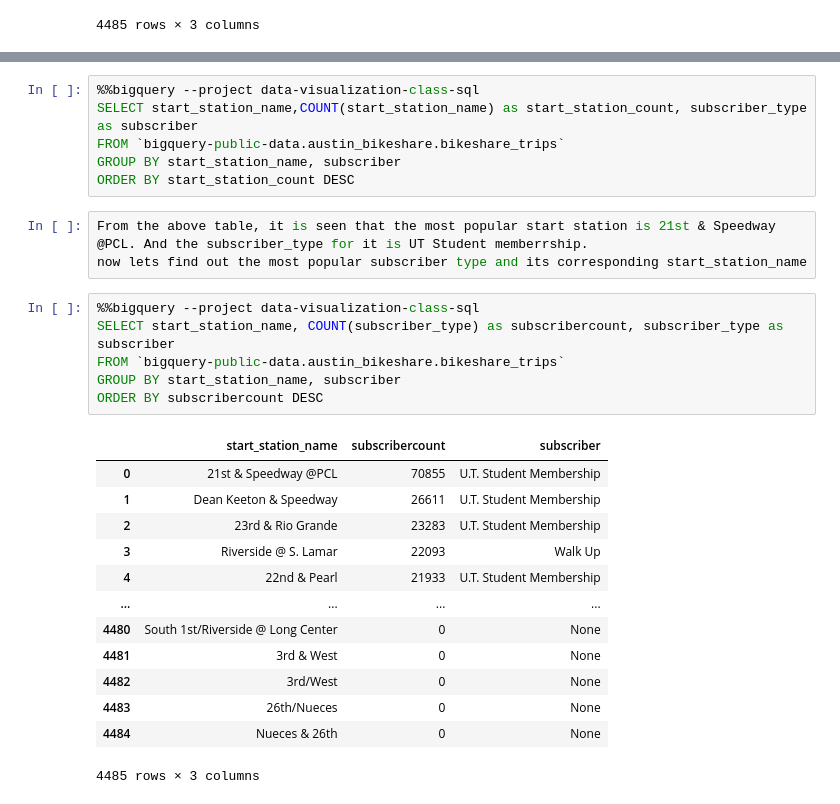
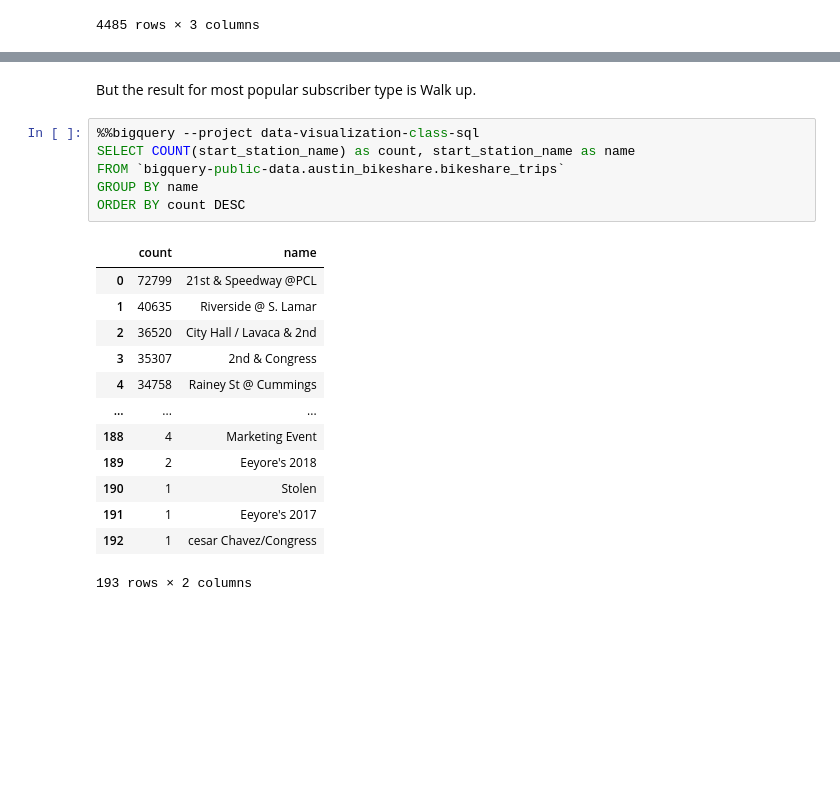
Before and after one commit to anjilakarkigit/dataVisualization, a Jupyter notebook: SQL_wrap_up.ipynb, the cells around one changed output, grey strips where cells are left out. Drawn from its saved outputs; the diff is of its cells as text; blank space fills up the shorter version.

```diff
--- a/SQL_wrap_up.ipynb
+++ b/SQL_wrap_up.ipynb
@@ -76,29 +76,22 @@ Lets find the most popular start station and the subscriber type for it.
+# %% [markdown]
+But the result for most popular subscriber type is Walk up.
 # %%
 %%bigquery --project data-visualization-class-sql
-SELECT start_station_name,COUNT(start_station_name) as start_station_count, subscriber_type as subscriber
+SELECT COUNT(start_station_name) as count, start_station_name as name
 FROM `bigquery-public-data.austin_bikeshare.bikeshare_trips`
-GROUP BY start_station_name, subscriber
-ORDER BY start_station_count DESC
+GROUP BY name
+ORDER BY count DESC
+# %% [output]
+|  | count | name |
+| 0 | 72799 | 21st & Speedway @PCL |
+| 1 | 40635 | Riverside @ S. Lamar |
+| 2 | 36520 | City Hall / Lavaca & 2nd |
+| 3 | 35307 | 2nd & Congress |
+| 4 | 34758 | Rainey St @ Cummings |
+| ... | ... | ... |
+| 188 | 4 | Marketing Event |
+| 189 | 2 | Eeyore's 2018 |
+| 190 | 1 | Stolen |
+| 191 | 1 | Eeyore's 2017 |
+| 192 | 1 | cesar Chavez/Congress |
+193 rows × 2 columns
-# %%
-From the above table, it is seen that the most popular start station is 21st & Speedway @PCL. And the subscriber_type for it is UT Student memberrship.
-now lets find out the most popular subscriber type and its corresponding start_station_name
-# %%
-%%bigquery --project data-visualization-class-sql
-SELECT start_station_name, COUNT(subscriber_type) as subscribercount, subscriber_type as subscriber
-FROM `bigquery-public-data.austin_bikeshare.bikeshare_trips`
-GROUP BY start_station_name, subscriber
-ORDER BY subscribercount DESC
-# %% [output]
-|  | start_station_name | subscribercount | subscriber |
-| 0 | 21st & Speedway @PCL | 70855 | U.T. Student Membership |
-| 1 | Dean Keeton & Speedway | 26611 | U.T. Student Membership |
-| 2 | 23rd & Rio Grande | 23283 | U.T. Student Membership |
-| 3 | Riverside @ S. Lamar | 22093 | Walk Up |
-| 4 | 22nd & Pearl | 21933 | U.T. Student Membership |
-| ... | ... | ... | ... |
-| 4480 | South 1st/Riverside @ Long Center | 0 | None |
-| 4481 | 3rd & West | 0 | None |
-| 4482 | 3rd/West | 0 | None |
-| 4483 | 26th/Nueces | 0 | None |
-| 4484 | Nueces & 26th | 0 | None |
-4485 rows × 3 columns
```
Also changed, not shown: parts of 8 cells of this notebook.
